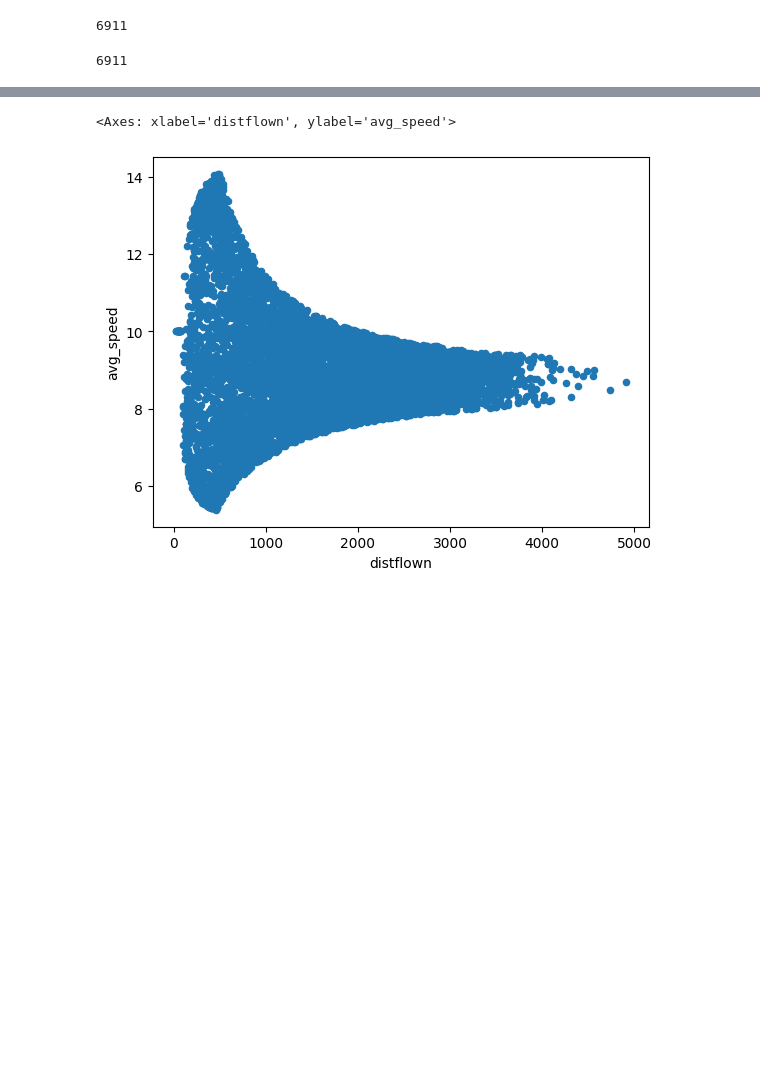
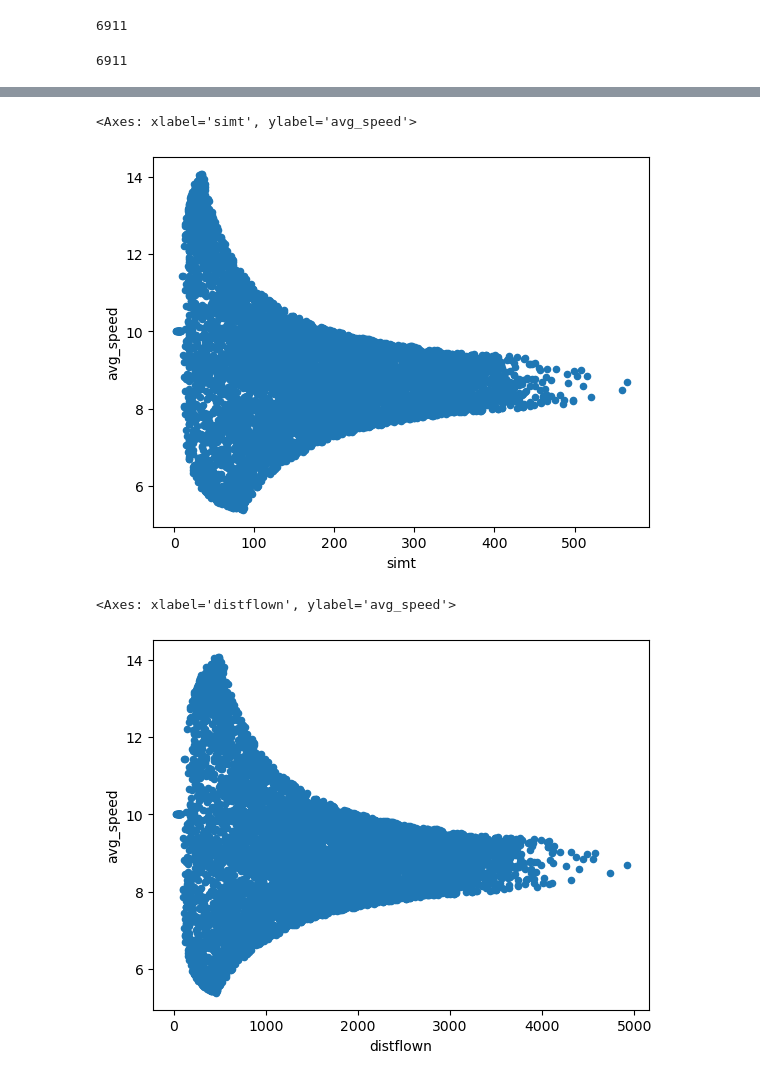
Before and after one commit to MDiDeo/cap6707_uav_project, a Jupyter notebook: multiple_UAV.ipynb, the cells around one changed output, grey strips where cells are left out. Drawn from its saved outputs; the diff is of its cells as text; code cells hidden in the pictures; blank space fills up the shorter version.

```diff
--- a/multiple_UAV.ipynb
+++ b/multiple_UAV.ipynb
@@ -152 +238,6 @@ df
+# %%
+df.plot('simt', 'avg_speed', kind='scatter')
+# %% [output]
+<Axes: xlabel='simt', ylabel='avg_speed'>
+[figure, added]
 # %%
```
Also changed, not shown: parts of 23 cells of this notebook, 2 other files.
